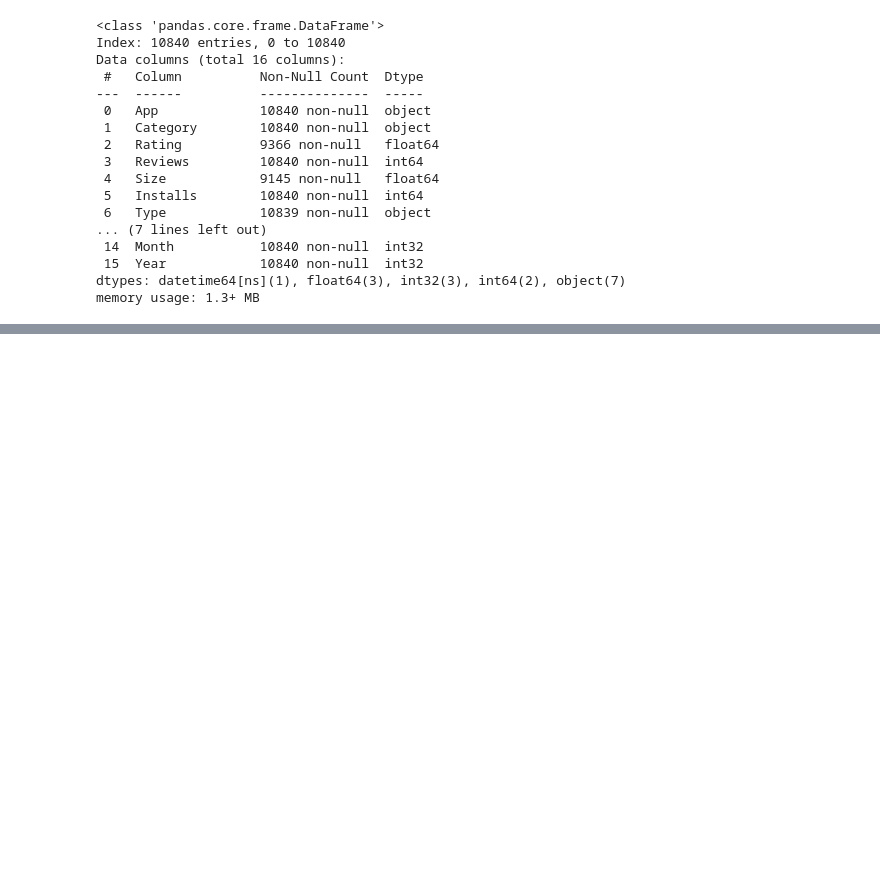
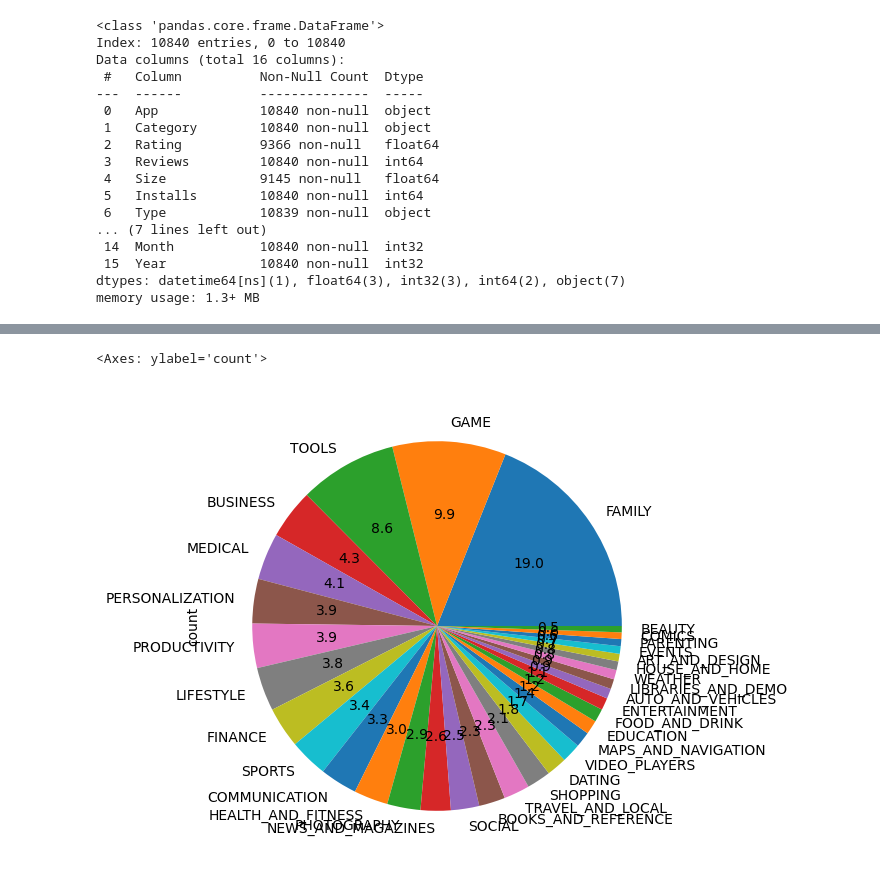
Before and after one commit to sanskar-choukse/DataAnalysis, a Jupyter notebook: Exploratory Data Analysis/3.0-Part-1Data cleaning Google playstore Dataset.ipynb, the cells around one changed output, grey strips where cells are left out. Saved outputs shown, nothing was run; the diff lists cells and outputs as text; code cells hidden in the pictures; blank space fills up the shorter version.

```diff
--- a/Exploratory Data Analysis/3.0-Part-1Data cleaning Google playstore Dataset.ipynb
+++ b/Exploratory Data Analysis/3.0-Part-1Data cleaning Google playstore Dataset.ipynb
@@ -347,0 +363,2 @@ NameError: name 'df_copy' is not defined
+# %%
+df_copy=df_copy.drop_duplicates(subset=['App'],keep='first')  #keep='first' mean first record keep and second record remove
@@ -347,0 +479,5 @@ NameError: name 'df_copy' is not defined
+# %%
+df_copy['Category'].value_counts().plot.pie(y=df['Category'],figsize=(15,6),autopct='%1.1f')
+# %% [output]
+<Axes: ylabel='count'>
+[figure, added]
```
Also changed, not shown: parts of 30 cells of this notebook, 2 other files.
